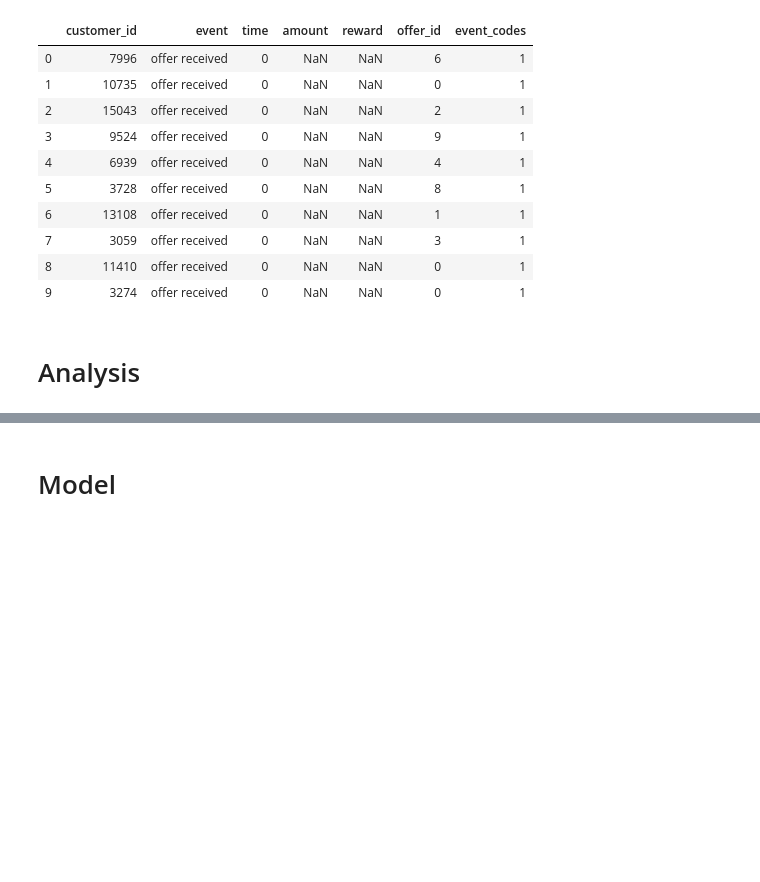
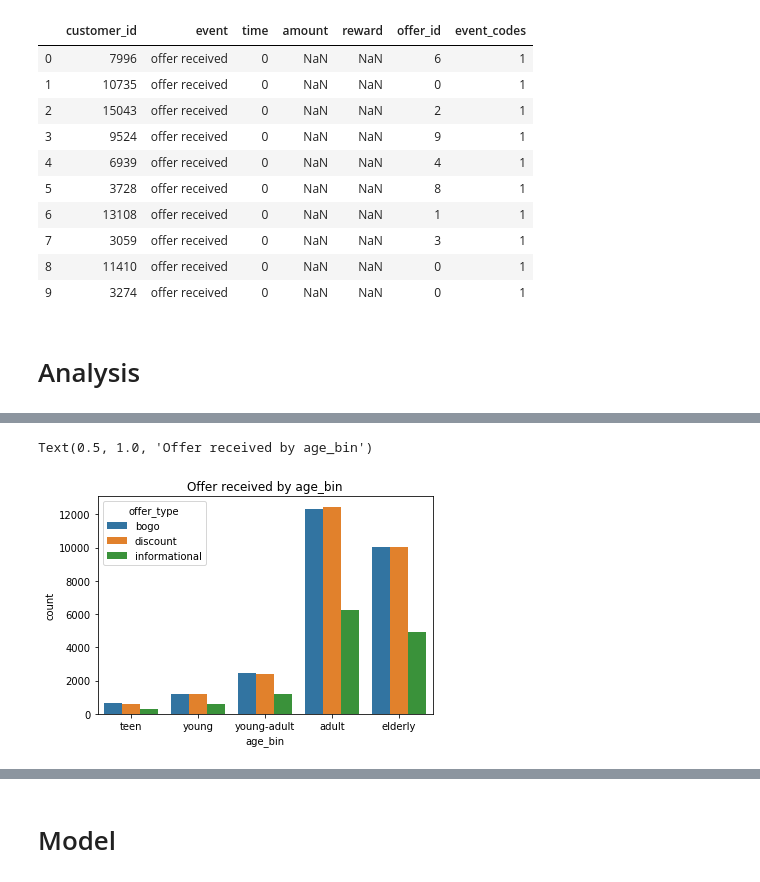
Before and after one commit to arrrunas/starbucks-capstone, a Jupyter notebook: Starbucks_Capstone_notebook.ipynb, the cells around one changed output, grey strips where cells are left out. Saved outputs shown, nothing was run; the diff lists cells and outputs as text; code cells hidden in the pictures; blank space fills up the shorter version.

```diff
--- a/Starbucks_Capstone_notebook.ipynb
+++ b/Starbucks_Capstone_notebook.ipynb
@@ -372,0 +446,6 @@ clean_transcript.head(10)
+# %%
+sns.countplot(x = 'age_bin', hue = 'offer_type', data = analysis_df[analysis_df['event'] == 'offer received'])
+plt.title('Offer received by age_bin')
+# %% [output]
+Text(0.5, 1.0, 'Offer received by age_bin')
+[figure, added]
```
Also changed, not shown: parts of 32 cells of this notebook.
